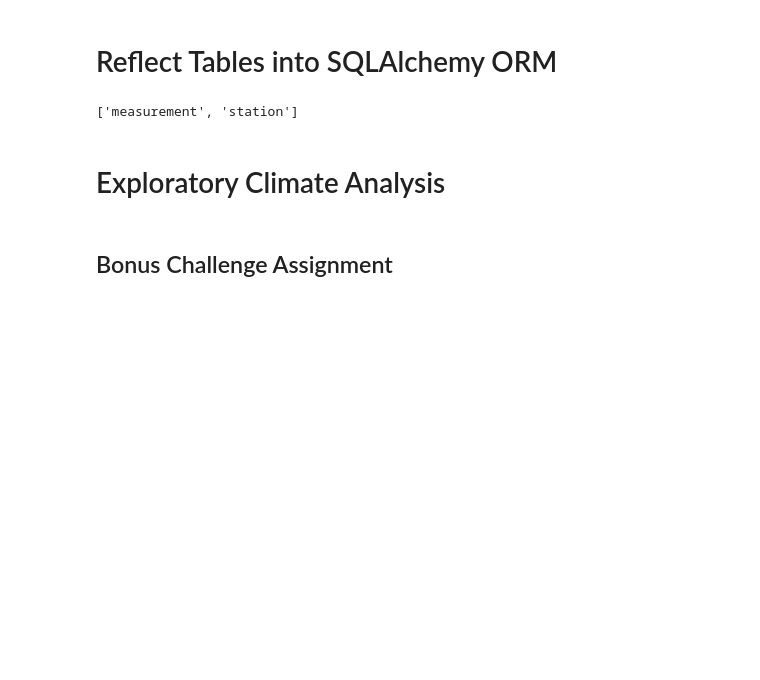
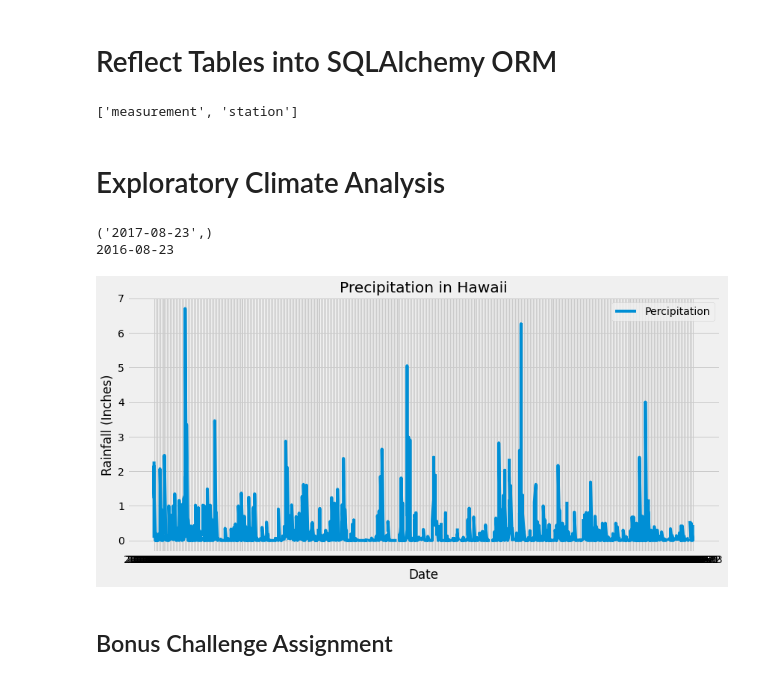
Before and after one commit to crobinson4224/sqlalchemy-challenge, a Jupyter notebook: climate_starter.ipynb, the cells around one changed output. Cells and saved outputs as stored; diff of their text form; code cells hidden in the pictures; blank space fills up the shorter version.

```diff
--- a/climate_starter.ipynb
+++ b/climate_starter.ipynb
@@ -39,16 +39,36 @@ session = Session(engine)
 # Exploratory Climate Analysis
 # %%
 # Design a query to retrieve the last 12 months of precipitation data and plot the results
-
+last_date = session.query(Measurement.date).order_by(Measurement.date.desc()).first()
+print(last_date)
 # Calculate the date 1 year ago from the last data point in the database
-
+one_year_ago = dt.date(2017,8,23) - dt.timedelta(days=365)
+print(one_year_ago)
 # Perform a query to retrieve the data and precipitation scores
-
+yr_precip = session.query(Measurement.date, Measurement.prcp).\
+        filter(Measurement.date >= '2016-08-24', Measurement.date <= '2017-08-23').\
+        order_by(Measurement.date).all()
+yr_precip
 # Save the query results as a Pandas DataFrame and set the index to the date column
-
+yr_precip_df = pd.DataFrame(data=yr_precip)
+yr_precip_df.head(15)
 # Sort the dataframe by date
-
+yr_precip_df = yr_precip_df.set_index("date")
+yr_precip_df.head(15)
 # Use Pandas Plotting with Matplotlib to plot the data
+df=pd.DataFrame(data=yr_precip)
+plt.figure(figsize = (12,6))
+plt.plot(df['date'], df['prcp'])
+plt.title("Precipitation in Hawaii")
+plt.xlabel('Date')
+plt.ylabel('Rainfall (Inches)')
+plt.legend(['Percipitation'])
+plt.tight_layout()
+plt.show()
+# %% [output]
+('2017-08-23',)
+2016-08-23
+[figure, added]
 # %%
 # Use Pandas to calcualte the summary statistics for the precipitation data
 # %%
```
Also changed, not shown: parts of 2 cells of this notebook.
